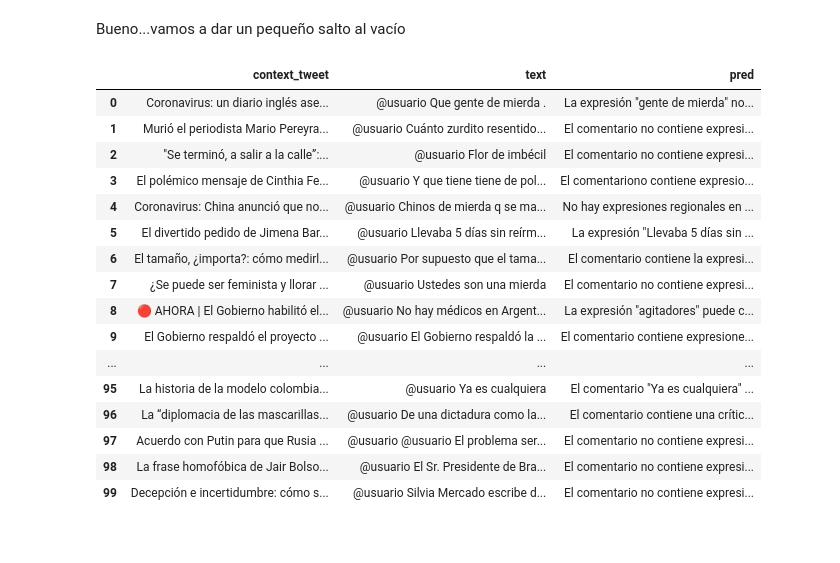
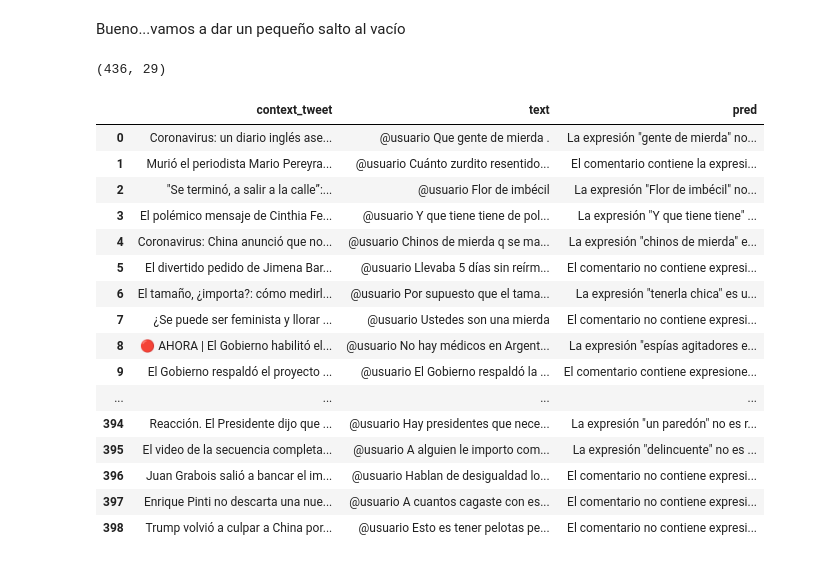
Before and after one commit to finiteautomata/rioplatense_hate_speech, a Jupyter notebook: notebooks/ChatGPT detect-regionalisms.ipynb, the cells around one changed output. Drawn from its saved outputs; the diff is of its cells as text; code cells hidden in the pictures.

Commit message:
- Update openai model - Add csv with regionalisms

```diff
--- a/notebooks/ChatGPT detect-regionalisms.ipynb
+++ b/notebooks/ChatGPT detect-regionalisms.ipynb
@@ -158,26 +156,30 @@ sample_df["pred"] = sample_df.index.map(outs)
 
 
 df = sample_df[sample_df["pred"].notna()]
+
+df.shape
+# %% [output]
+(436, 29)
 # %%
 pd.options.display.max_colwidth = 300
 
-pd.options.display.max_rows = 100
+pd.options.display.max_rows = None
 df[["context_tweet", "text", "pred"]]
 # %% [output]
 |  | context_tweet | text | pred |
 | 0 | Coronavirus: un diario inglés ase... | @usuario Que gente de mierda . | La expresión "gente de mierda" no... |
-| 1 | Murió el periodista Mario Pereyra... | @usuario Cuánto zurdito resentido... | El comentario no contiene expresi... |
-| 2 | "Se terminó, a salir a la calle”:... | @usuario Flor de imbécil | El comentario no contiene expresi... |
-| 3 | El polémico mensaje de Cinthia Fe... | @usuario Y que tiene tiene de pol... | El comentariono contiene expresio... |
-| 4 | Coronavirus: China anunció que no... | @usuario Chinos de mierda q se ma... | No hay expresiones regionales en ... |
-| 5 | El divertido pedido de Jimena Bar... | @usuario Llevaba 5 días sin reírm... | La expresión "Llevaba 5 días sin ... |
-| 6 | El tamaño, ¿importa?: cómo medirl... | @usuario Por supuesto que el tama... | El comentario contiene la expresi... |
+| 1 | Murió el periodista Mario Pereyra... | @usuario Cuánto zurdito resentido... | El comentario contiene la expresi... |
+| 2 | "Se terminó, a salir a la calle”:... | @usuario Flor de imbécil | La expresión "Flor de imbécil" no... |
+| 3 | El polémico mensaje de Cinthia Fe... | @usuario Y que tiene tiene de pol... | La expresión "Y que tiene tiene" ... |
+| 4 | Coronavirus: China anunció que no... | @usuario Chinos de mierda q se ma... | La expresión "chinos de mierda" e... |
+| 5 | El divertido pedido de Jimena Bar... | @usuario Llevaba 5 días sin reírm... | El comentario no contiene expresi... |
+| 6 | El tamaño, ¿importa?: cómo medirl... | @usuario Por supuesto que el tama... | La expresión "tenerla chica" es u... |
 | 7 | ¿Se puede ser feminista y llorar ... | @usuario Ustedes son una mierda | El comentario no contiene expresi... |
-| 8 | 🔴 AHORA | El Gobierno habilitó el... | @usuario No hay médicos en Argent... | La expresión "agitadores" puede c... |
+| 8 | 🔴 AHORA | El Gobierno habilitó el... | @usuario No hay médicos en Argent... | La expresión "espías agitadores e... |
 | 9 | El Gobierno respaldó el proyecto ... | @usuario El Gobierno respaldó la ... | El comentario contiene expresione... |
 | ... | ... | ... | ... |
-| 95 | La historia de la modelo colombia... | @usuario Ya es cualquiera | El comentario "Ya es cualquiera" ... |
-| 96 | La “diplomacia de las mascarillas... | @usuario De una dictadura como la... | El comentario contiene una crític... |
-| 97 | Acuerdo con Putin para que Rusia ... | @usuario @usuario El problema ser... | El comentario no contiene expresi... |
-| 98 | La frase homofóbica de Jair Bolso... | @usuario El Sr. Presidente de Bra... | El comentario no contiene expresi... |
-| 99 | Decepción e incertidumbre: cómo s... | @usuario Silvia Mercado escribe d... | El comentario no contiene expresi... |
+| 394 | Reacción. El Presidente dijo que ... | @usuario Hay presidentes que nece... | La expresión "un paredón" no es r... |
+| 395 | El video de la secuencia completa... | @usuario A alguien le importo com... | La expresión "delincuente" no es ... |
+| 396 | Juan Grabois salió a bancar el im... | @usuario Hablan de desigualdad lo... | El comentario no contiene expresi... |
+| 397 | Enrique Pinti no descarta una nue... | @usuario A cuantos cagaste con es... | El comentario no contiene expresi... |
+| 398 | Trump volvió a culpar a China por... | @usuario Esto es tener pelotas pe... | El comentario no contiene expresi... |
```
Also changed, not shown: parts of 4 cells of this notebook, 4 other files.
